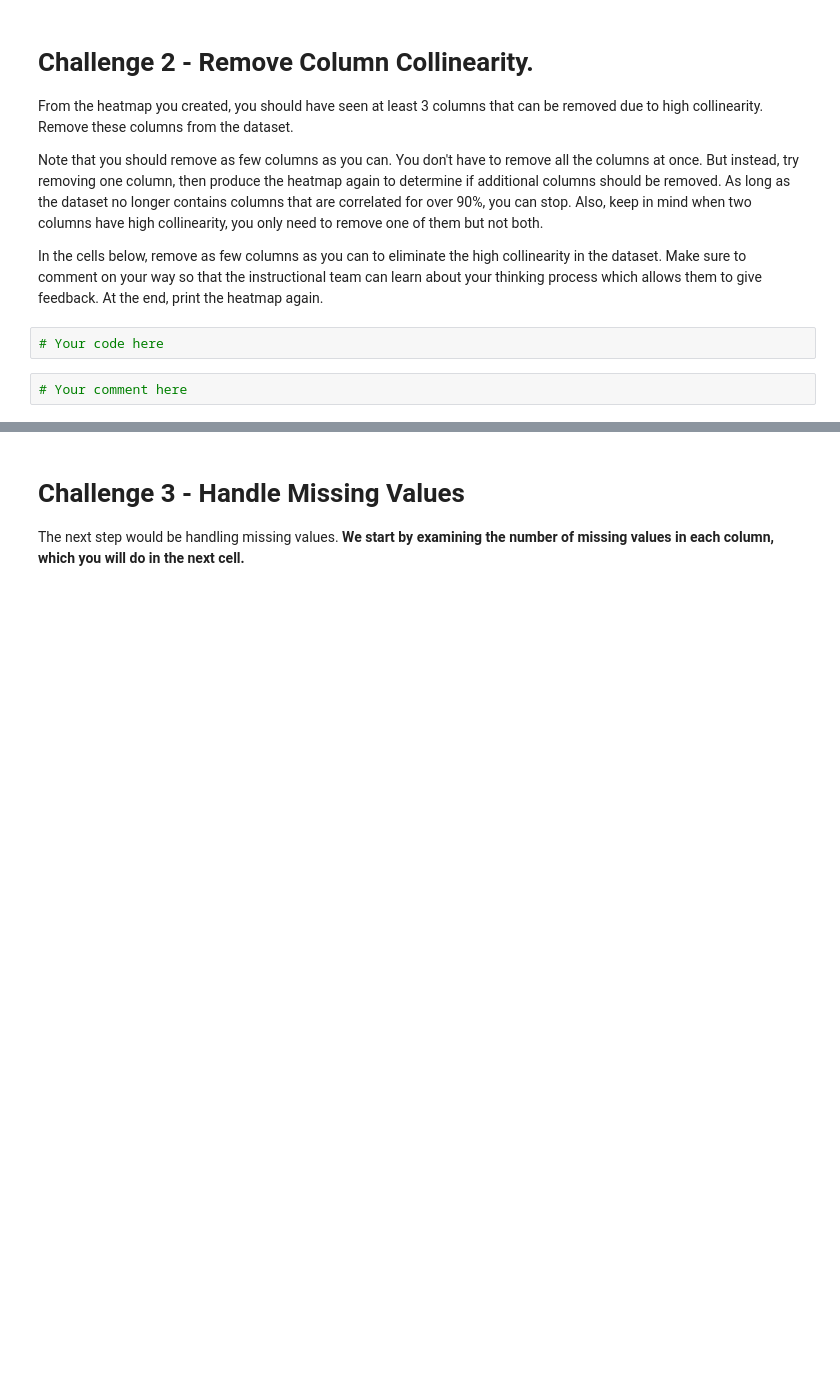
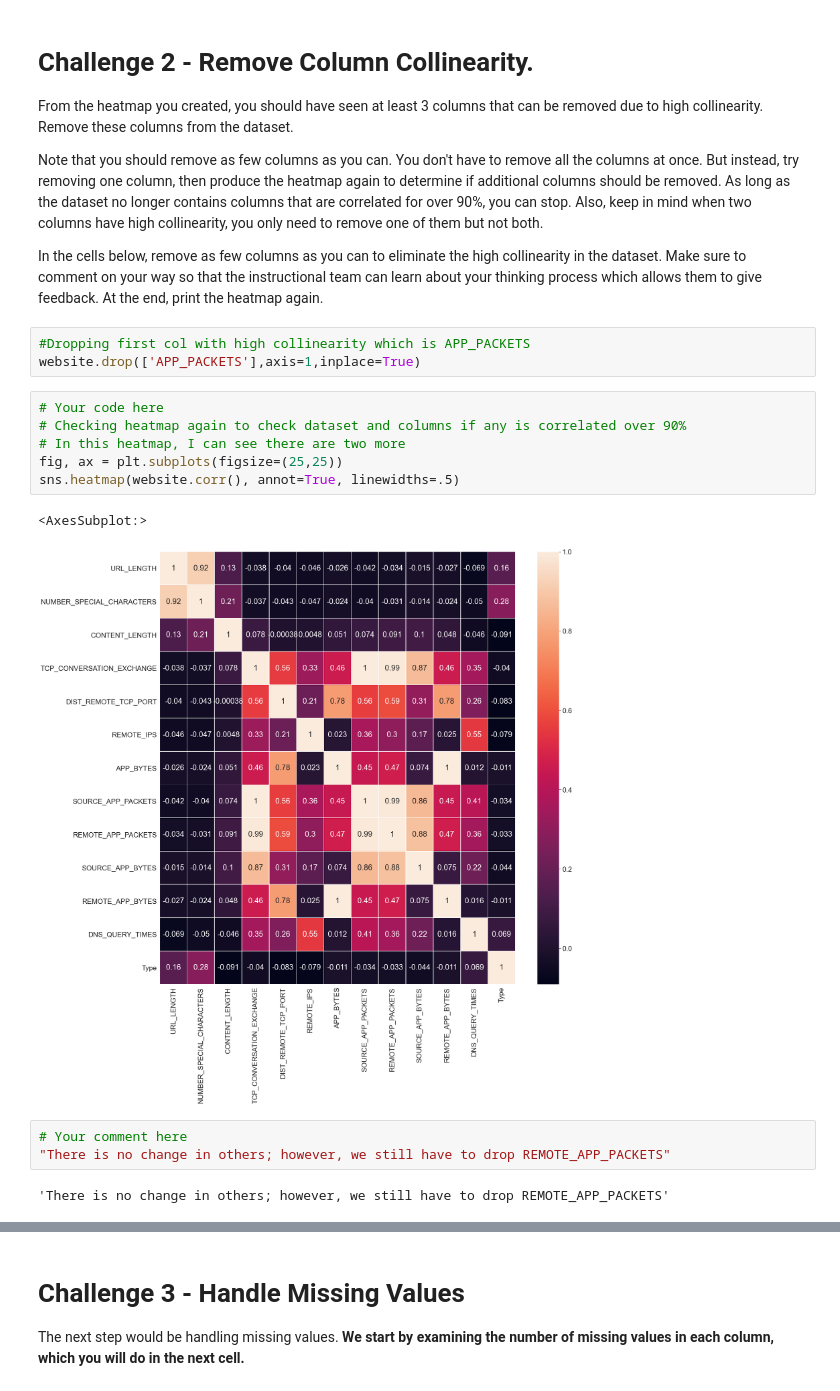
Before and after one commit to ta-data-remote/lab-supervised-learning, a Jupyter notebook: your-code/main.ipynb, the cells around one changed output, grey strips where cells are left out. Cells and saved outputs as stored; diff of their text form; blank space fills up the shorter version.

```diff
--- a/your-code/main.ipynb
+++ b/your-code/main.ipynb
@@ -85,7 +146,20 @@ From the heatmap you created, you should have seen at least 3 columns that can b
 Note that you should remove as few columns as you can. You don't have to remove all the columns at once. But instead, try removing one column, then produce the heatmap again to determine if additional columns should be removed. As long as the dataset no longer contains columns that are correlated for over 90%, you can stop. Also, keep in mind when two columns have high collinearity, you only need to remove one of them but not both.
 
 In the cells below, remove as few columns as you can to eliminate the high collinearity in the dataset. Make sure to comment on your way so that the instructional team can learn about your thinking process which allows them to give feedback. At the end, print the heatmap again.
-# %%
-# Your code here
-# %%
-# Your comment here
+# %%
+#Dropping first col with high collinearity which is APP_PACKETS
+website.drop(['APP_PACKETS'],axis=1,inplace=True)
+# %%
+# Your code here
+# Checking heatmap again to check dataset and columns if any is correlated over 90%
+# In this heatmap, I can see there are two more
+fig, ax = plt.subplots(figsize=(25,25))
+sns.heatmap(website.corr(), annot=True, linewidths=.5)
+# %% [output]
+<AxesSubplot:>
+[figure, added]
+# %%
+# Your comment here
+"There is no change in others; however, we still have to drop REMOTE_APP_PACKETS"
+# %% [output]
+'There is no change in others; however, we still have to drop REMOTE_APP_PACKETS'
```
Also changed, not shown: parts of 79 cells of this notebook, 1 other file.
